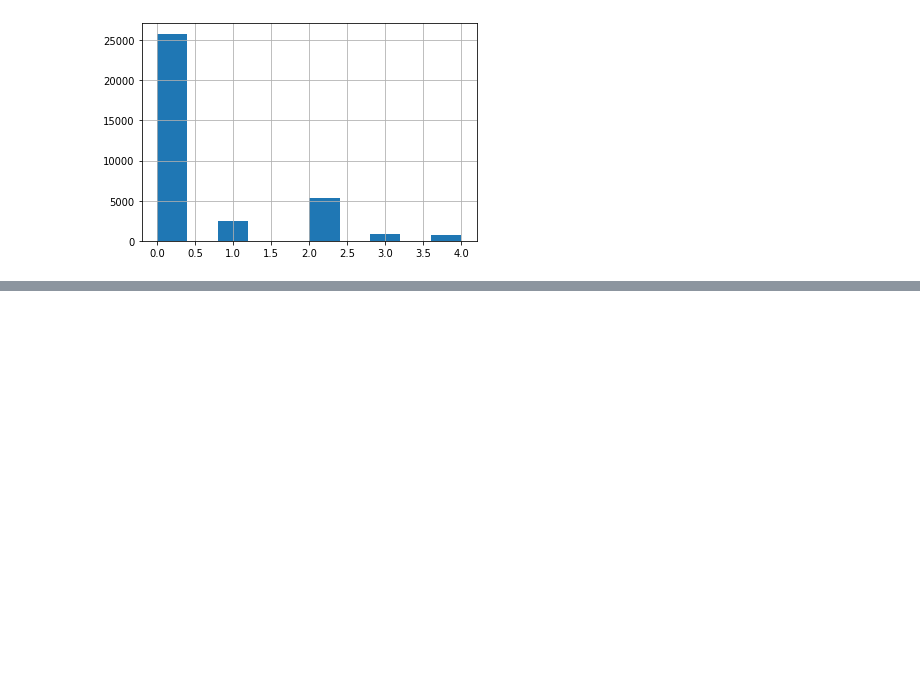
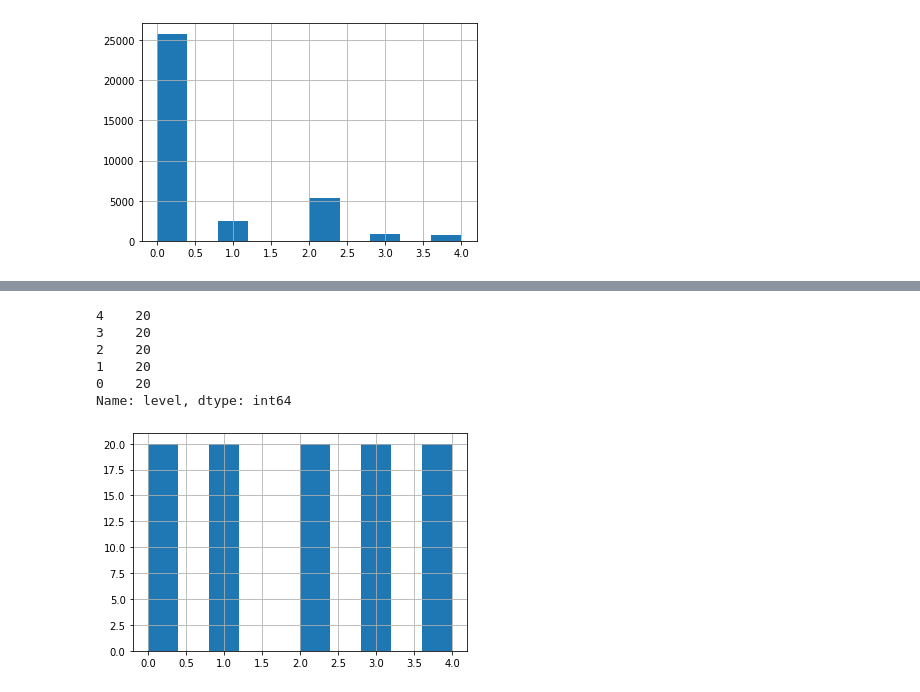
Before and after one commit to GustavoBD-Dev/neuronalnetworks, a Jupyter notebook: DRARNC.ipynb, the cells around one changed output, grey strips where cells are left out. Cells and saved outputs as stored; diff of their text form; code cells hidden in the pictures; blank space fills up the shorter version.

```diff
--- a/DRARNC.ipynb
+++ b/DRARNC.ipynb
@@ -85,0 +175,13 @@ Name: level, dtype: int64
+# %%
+# Lectura del archivo csv
+data = pd.read_csv('trainLabels1.csv')
+data['level'].hist()
+data['level'].value_counts()
+# %% [output]
+4    20
+3    20
+2    20
+1    20
+0    20
+Name: level, dtype: int64
+[figure, added]
```
Also changed, not shown: parts of 5 cells of this notebook.
